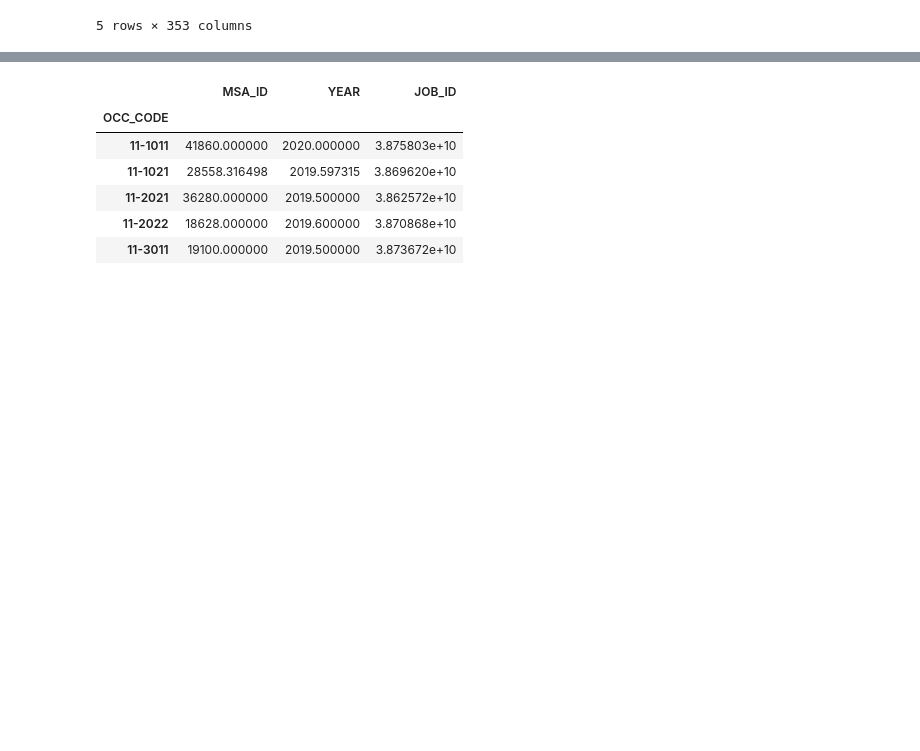
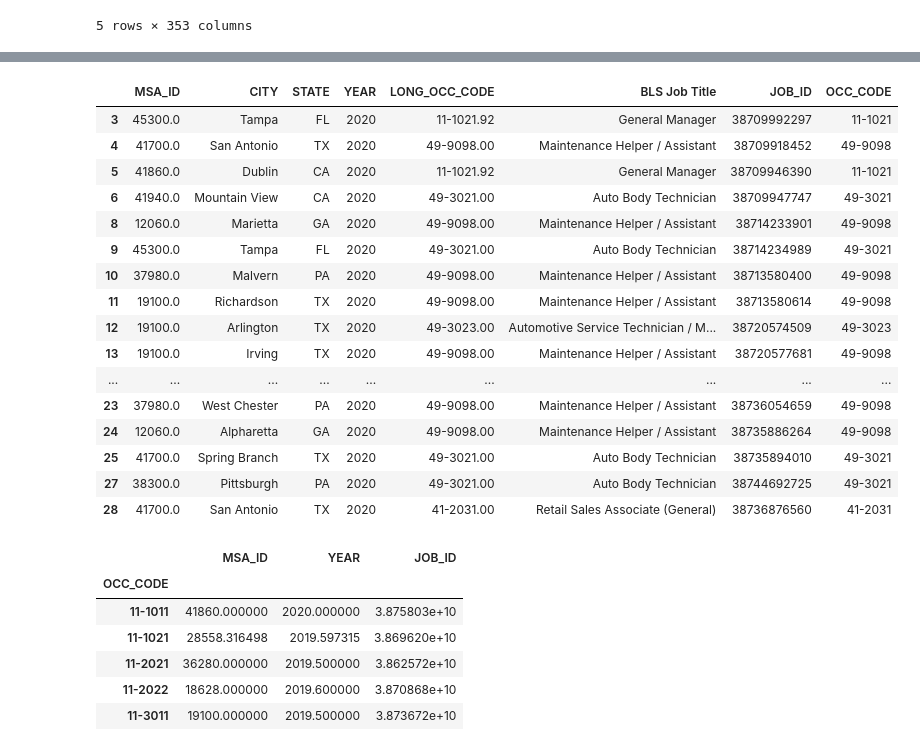
Before and after one commit to JMWilliams3790/AnonCoUSA, a Jupyter notebook: Exploration-Analysis/AnonCoExplore.ipynb, the cells around one changed output, grey strips where cells are left out. Cells and saved outputs as stored; diff of their text form; code cells hidden in the pictures; blank space fills up the shorter version.

```diff
--- a/Exploration-Analysis/AnonCoExplore.ipynb
+++ b/Exploration-Analysis/AnonCoExplore.ipynb
@@ -580,3 +602,24 @@ skill_df.head()
+# %%
+posting_2020 = posting_df.loc[posting_df['YEAR'] == 2020]
+posting_2020.head(20)
+# %% [output]
+|  | MSA_ID | CITY | STATE | YEAR | LONG_OCC_CODE | BLS Job Title | JOB_ID | OCC_CODE |
+| 3 | 45300.0 | Tampa | FL | 2020 | 11-1021.92 | General Manager | 38709992297 | 11-1021 |
+| 4 | 41700.0 | San Antonio | TX | 2020 | 49-9098.00 | Maintenance Helper / Assistant | 38709918452 | 49-9098 |
+| 5 | 41860.0 | Dublin | CA | 2020 | 11-1021.92 | General Manager | 38709946390 | 11-1021 |
+| 6 | 41940.0 | Mountain View | CA | 2020 | 49-3021.00 | Auto Body Technician | 38709947747 | 49-3021 |
+| 8 | 12060.0 | Marietta | GA | 2020 | 49-9098.00 | Maintenance Helper / Assistant | 38714233901 | 49-9098 |
+| 9 | 45300.0 | Tampa | FL | 2020 | 49-3021.00 | Auto Body Technician | 38714234989 | 49-3021 |
+| 10 | 37980.0 | Malvern | PA | 2020 | 49-9098.00 | Maintenance Helper / Assistant | 38713580400 | 49-9098 |
+| 11 | 19100.0 | Richardson | TX | 2020 | 49-9098.00 | Maintenance Helper / Assistant | 38713580614 | 49-9098 |
+| 12 | 19100.0 | Arlington | TX | 2020 | 49-3023.00 | Automotive Service Technician / M... | 38720574509 | 49-3023 |
+| 13 | 19100.0 | Irving | TX | 2020 | 49-9098.00 | Maintenance Helper / Assistant | 38720577681 | 49-9098 |
+| ... | ... | ... | ... | ... | ... | ... | ... | ... |
+| 23 | 37980.0 | West Chester | PA | 2020 | 49-9098.00 | Maintenance Helper / Assistant | 38736054659 | 49-9098 |
+| 24 | 12060.0 | Alpharetta | GA | 2020 | 49-9098.00 | Maintenance Helper / Assistant | 38735886264 | 49-9098 |
+| 25 | 41700.0 | Spring Branch | TX | 2020 | 49-3021.00 | Auto Body Technician | 38735894010 | 49-3021 |
+| 27 | 38300.0 | Pittsburgh | PA | 2020 | 49-3021.00 | Auto Body Technician | 38744692725 | 49-3021 |
+| 28 | 41700.0 | San Antonio | TX | 2020 | 41-2031.00 | Retail Sales Associate (General) | 38736876560 | 41-2031 |
 # %%
 #Perform Groubys on posting_df
 posting_df_OCC = posting_df.groupby(['OCC_CODE']).mean()
```
Also changed, not shown: parts of 11 cells of this notebook.
